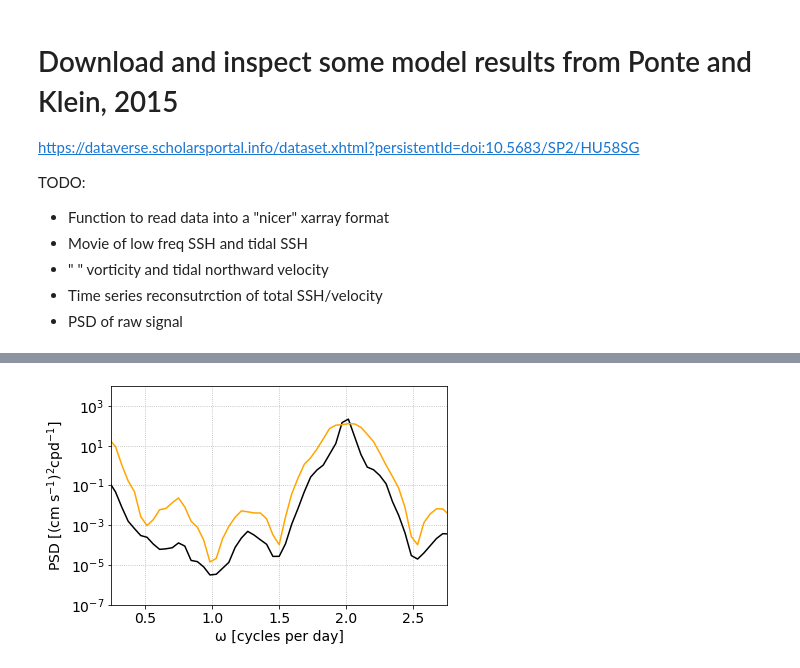
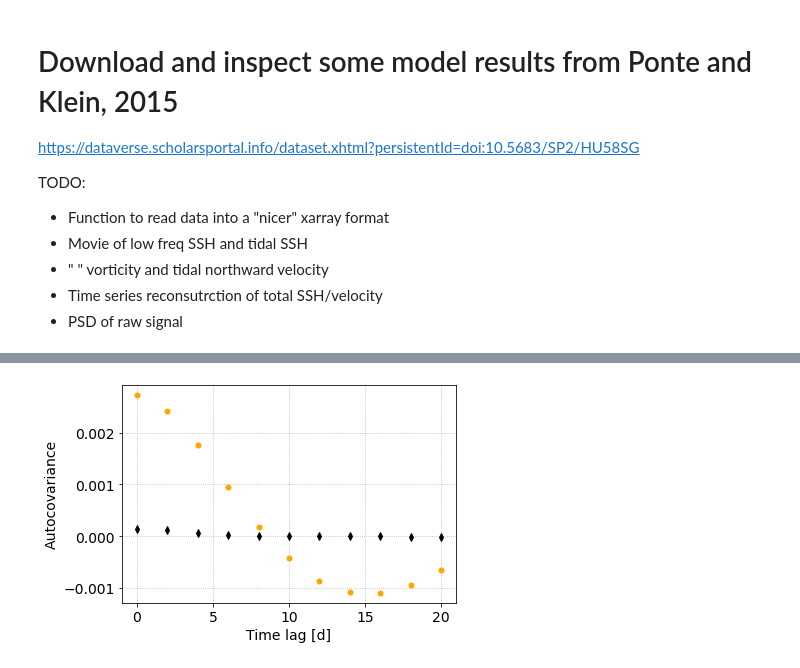
Before and after one commit to mrayson/so_iwaves, a Jupyter notebook: NOTEBOOKS/play_w_internalwave_eddy_data.ipynb, the cells around one changed output, grey strips where cells are left out. Saved outputs shown, nothing was run; the diff lists cells and outputs as text; code cells hidden in the pictures.

```diff
--- a/NOTEBOOKS/play_w_internalwave_eddy_data.ipynb
+++ b/NOTEBOOKS/play_w_internalwave_eddy_data.ipynb
@@ -278,14 +229,17 @@ plt.tight_layout()
-# %%
-plt.figure()
-ax=plt.subplot(111)
-plt.semilogy(f, Puu, c='k')
-plt.semilogy(f, Puu2, c='orange')
-
-plt.xlabel('ω [cycles per day]')
-plt.ylabel('PSD [(cm s$^{-1}$)$^2$cpd$^{-1}$]')
-plt.grid(b=True,ls=':')
-ax.set_ylim(1e-7, 1e4)
-ax.set_xlim(0.25, 2.75)
-plt.tight_layout()
-# %% [output]
-[figure, removed]
+# %%
+plt.figure()
+plt.plot(np.arange(0,11*dt,dt), stattools.acovf(ds_v['v_xy_cos'][:,180,128].values, nlag=10),
+        color='k', marker='d', ls='', ms=5)
+plt.plot(np.arange(0,11*dt,dt), stattools.acovf(ds_v['v_xy_cos'][:,580,128].values, nlag=10),
+        color='orange', marker='o', ls='', ms=5)
+# plt.plot(stattools.acf(ds['ssh_cos'][:,360,128].values, nlags=20))
+# plt.plot(stattools.acf(ds['ssh_sin'][:,360,128].values, nlags=20))
+
+# plt.axhline(0.5,c='r', ls='--')
+# plt.ylim(-1.1,1.1)
+# plt.xlim(0, 20)
+plt.ylabel('Autocovariance')
+plt.xlabel('Time lag [d]')
+plt.grid(b=True, ls=':')
+# %% [output]
+[figure, added]
```
Also changed, not shown: parts of 30 cells of this notebook, 2 other files.
